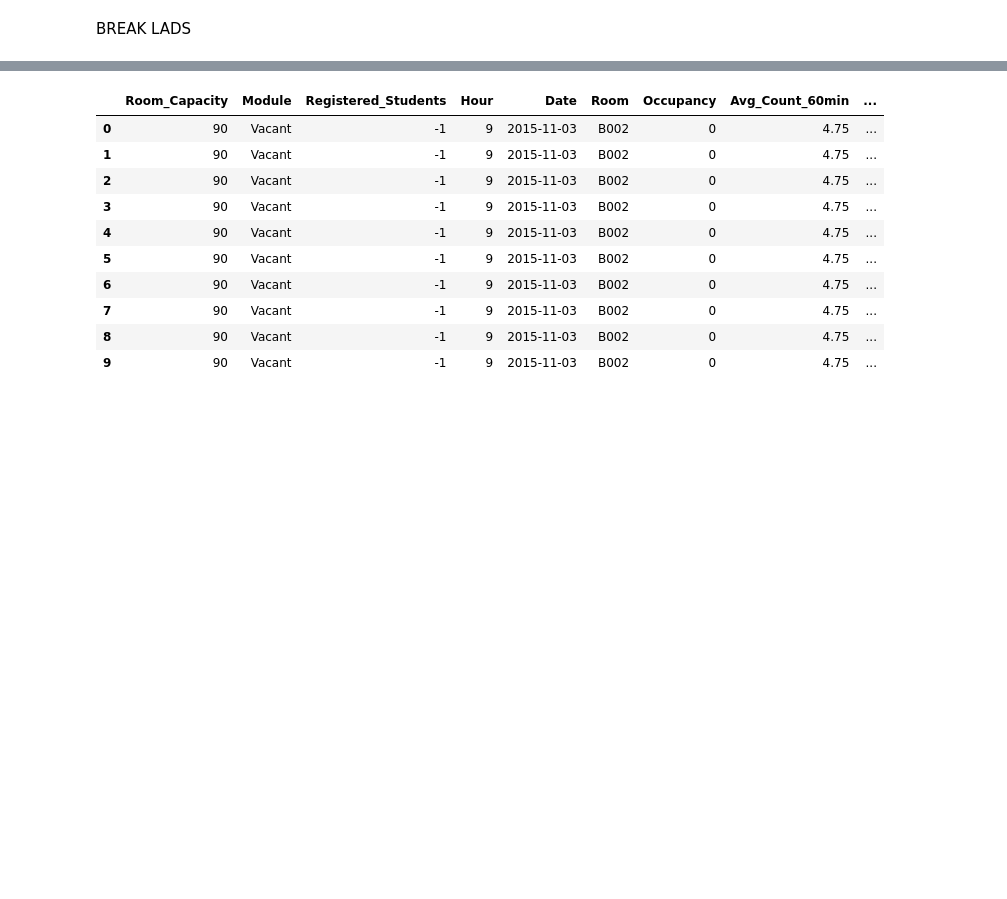
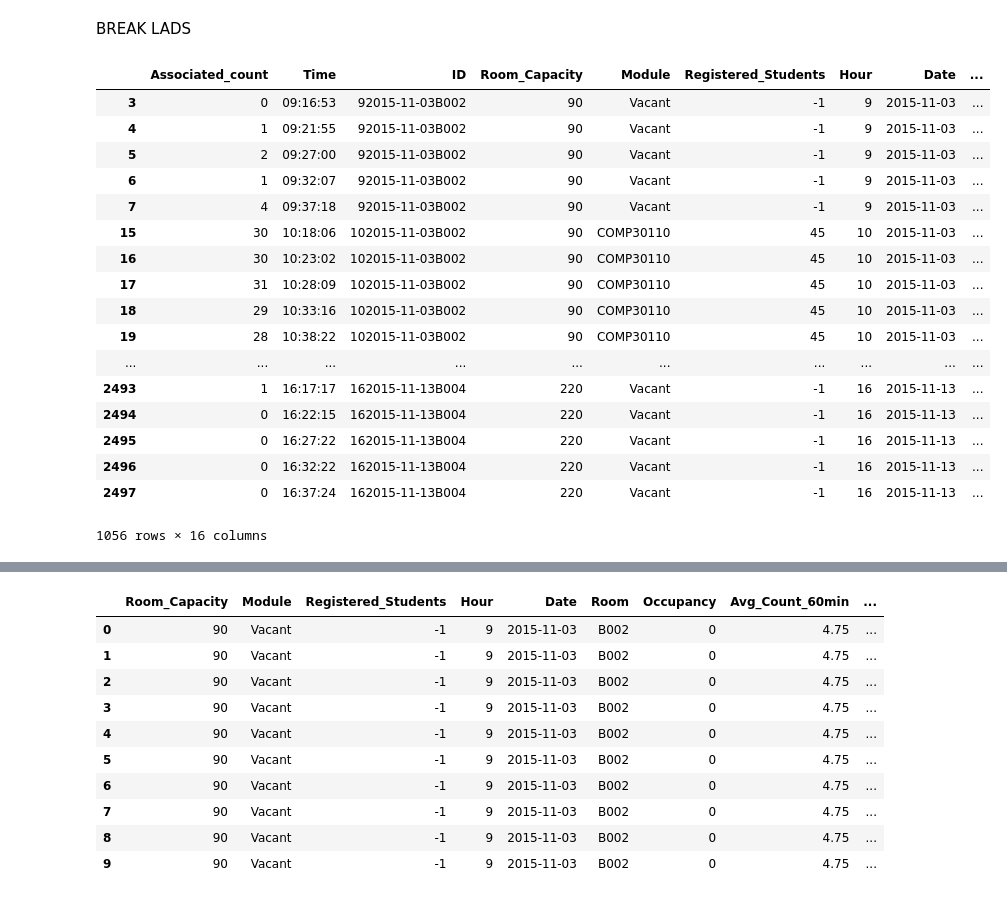
Before and after one commit to conordevoy/WiFinder, a Jupyter notebook: data_process_scripts/ABT_preparation.ipynb, the cells around one changed output, grey strips where cells are left out. Cells and saved outputs as stored; diff of their text form; code cells hidden in the pictures; blank space fills up the shorter version.

```diff
--- a/data_process_scripts/ABT_preparation.ipynb
+++ b/data_process_scripts/ABT_preparation.ipynb
@@ -78,6 +78,27 @@ df_30mins = df.loc[(df['minute'] > '15') & (df['minute'] < '45')]
 BREAK LADS
 # %%
 half_hours = df_30mins.groupby('ID')
+# %%
+half_hours.head()
+# %% [output]
+|  | Associated_count | Time | ID | Room_Capacity | Module | Registered_Students | Hour | Date | ... |
+| 3 | 0 | 09:16:53 | 92015-11-03B002 | 90 | Vacant | -1 | 9 | 2015-11-03 | ... |
+| 4 | 1 | 09:21:55 | 92015-11-03B002 | 90 | Vacant | -1 | 9 | 2015-11-03 | ... |
+| 5 | 2 | 09:27:00 | 92015-11-03B002 | 90 | Vacant | -1 | 9 | 2015-11-03 | ... |
+| 6 | 1 | 09:32:07 | 92015-11-03B002 | 90 | Vacant | -1 | 9 | 2015-11-03 | ... |
+| 7 | 4 | 09:37:18 | 92015-11-03B002 | 90 | Vacant | -1 | 9 | 2015-11-03 | ... |
+| 15 | 30 | 10:18:06 | 102015-11-03B002 | 90 | COMP30110 | 45 | 10 | 2015-11-03 | ... |
+| 16 | 30 | 10:23:02 | 102015-11-03B002 | 90 | COMP30110 | 45 | 10 | 2015-11-03 | ... |
+| 17 | 31 | 10:28:09 | 102015-11-03B002 | 90 | COMP30110 | 45 | 10 | 2015-11-03 | ... |
+| 18 | 29 | 10:33:16 | 102015-11-03B002 | 90 | COMP30110 | 45 | 10 | 2015-11-03 | ... |
+| 19 | 28 | 10:38:22 | 102015-11-03B002 | 90 | COMP30110 | 45 | 10 | 2015-11-03 | ... |
+| ... | ... | ... | ... | ... | ... | ... | ... | ... | ... |
+| 2493 | 1 | 16:17:17 | 162015-11-13B004 | 220 | Vacant | -1 | 16 | 2015-11-13 | ... |
+| 2494 | 0 | 16:22:15 | 162015-11-13B004 | 220 | Vacant | -1 | 16 | 2015-11-13 | ... |
+| 2495 | 0 | 16:27:22 | 162015-11-13B004 | 220 | Vacant | -1 | 16 | 2015-11-13 | ... |
+| 2496 | 0 | 16:32:22 | 162015-11-13B004 | 220 | Vacant | -1 | 16 | 2015-11-13 | ... |
+| 2497 | 0 | 16:37:24 | 162015-11-13B004 | 220 | Vacant | -1 | 16 | 2015-11-13 | ... |
+1056 rows × 16 columns
 # %%
 # (half_hours['Adjusted_Count'].mean() - half_hours['Adjusted_Count'].mean()).median()
 # %%
```
Also changed, not shown: parts of 2 cells of this notebook.
